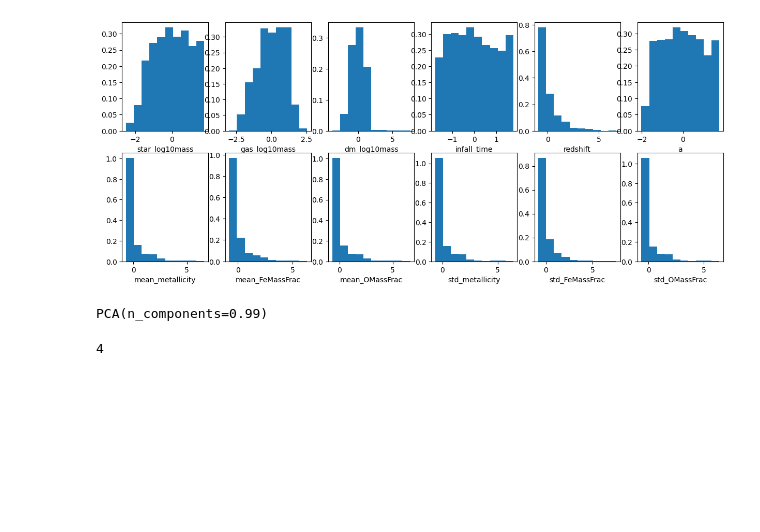
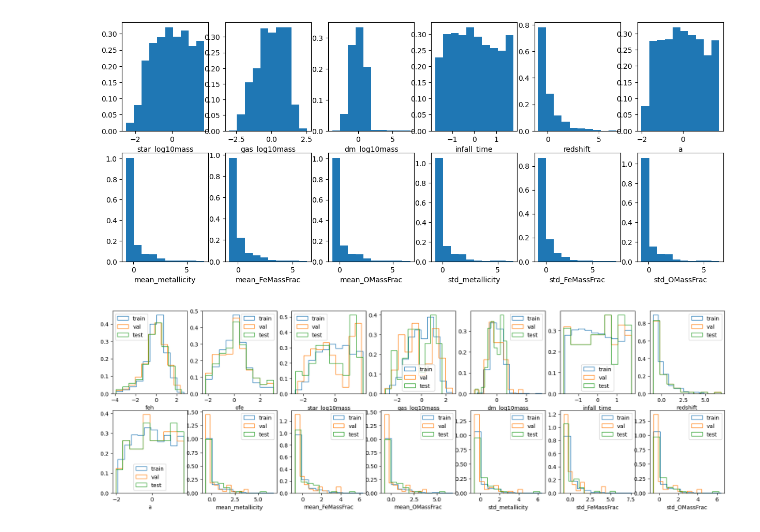
Before and after one commit to vepe99/CASBI, a Jupyter notebook: notebooks/conditions_space.ipynb, the cells around one changed output. Drawn from its saved outputs; the diff is of its cells as text; code cells hidden in the pictures; blank space fills up the shorter version.

```diff
--- a/notebooks/conditions_space.ipynb
+++ b/notebooks/conditions_space.ipynb
@@ -24,12 +24,3 @@ for i, con in enumerate(conditions_set.columns):
     ax.set_xlabel(con)
 # %% [output]
 [figure]
-# %%
-pca = PCA(.99)
-pca.fit(conditions_set)
-# %% [output]
-PCA(n_components=0.99)
-# %%
-pca.n_components_
-# %% [output]
-4
@@ -35,0 +63,13 @@ pca.n_components_
+# %%
+train_set, val_set, test_set = load_train_objs(training_set)
+# %%
+fig = plt.figure(figsize=(20, 6))
+for i, con in enumerate(train_set.columns[:-1]):
+    ax = fig.add_subplot(2, int(len(train_set.columns)/2), i+1)
+    ax.hist(train_set[con], density=True, label='train', histtype='step')
+    ax.hist(val_set[con], density=True, label='val', histtype='step')
+    ax.hist(test_set[con], density=True, label='test', histtype='step')
+    ax.legend()
+    ax.set_xlabel(con)
+# %% [output]
+[figure, added]
```
Also changed, not shown: parts of 3 cells of this notebook, 3 other files.
